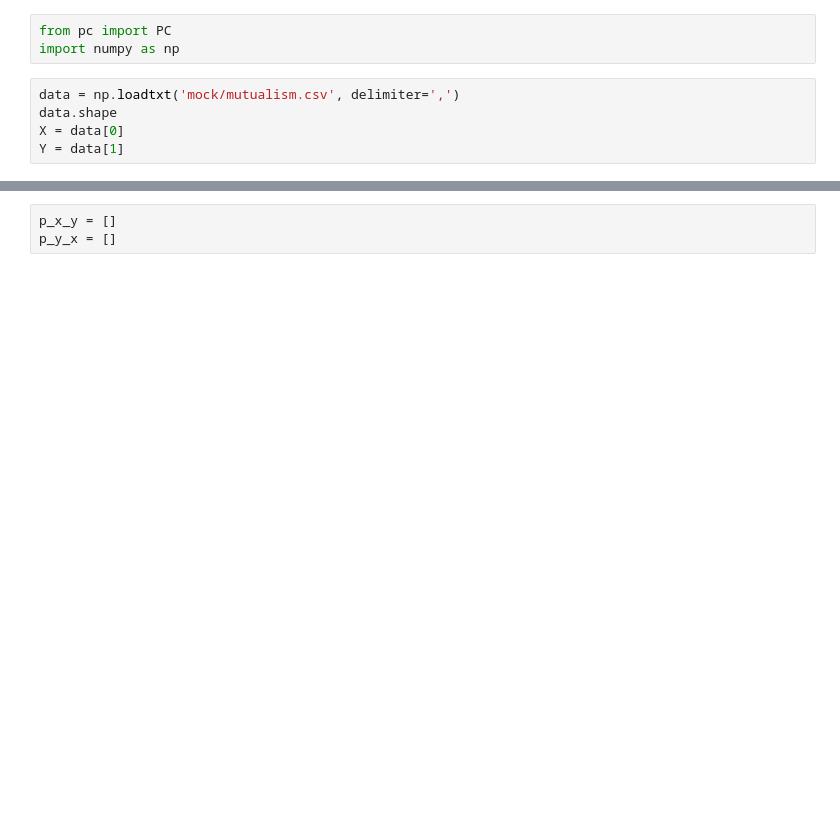
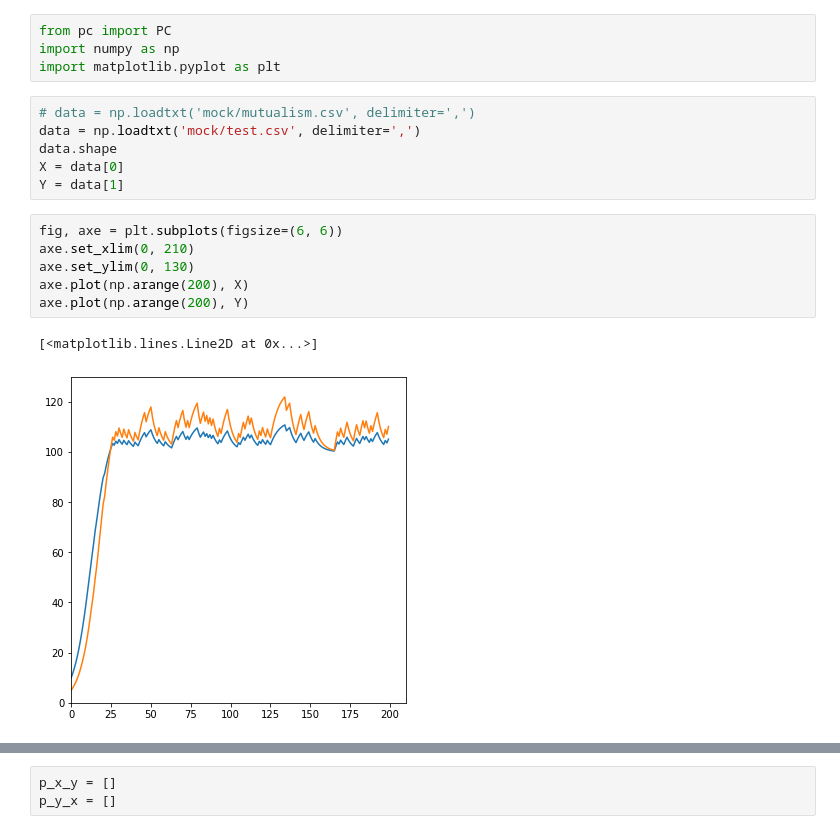
Before and after one commit to iLnezoH/carbon, a Jupyter notebook: src/modules/test.ipynb, the cells around one changed output, grey strips where cells are left out. Cells and saved outputs as stored; diff of their text form; blank space fills up the shorter version.

```diff
--- a/src/modules/test.ipynb
+++ b/src/modules/test.ipynb
@@ -1,8 +1,19 @@
 # %%
 from pc import PC
 import numpy as np
+import matplotlib.pyplot as plt
 # %%
-data = np.loadtxt('mock/mutualism.csv', delimiter=',')
+# data = np.loadtxt('mock/mutualism.csv', delimiter=',')
+data = np.loadtxt('mock/test.csv', delimiter=',')
 data.shape
 X = data[0]
 Y = data[1]
+# %%
+fig, axe = plt.subplots(figsize=(6, 6))
+axe.set_xlim(0, 210)
+axe.set_ylim(0, 130)
+axe.plot(np.arange(200), X)
+axe.plot(np.arange(200), Y)
+# %% [output]
+[<matplotlib.lines.Line2D at 0x...>]
+[figure, added]
```
Also changed, not shown: parts of 3 cells of this notebook, 2 other files.
